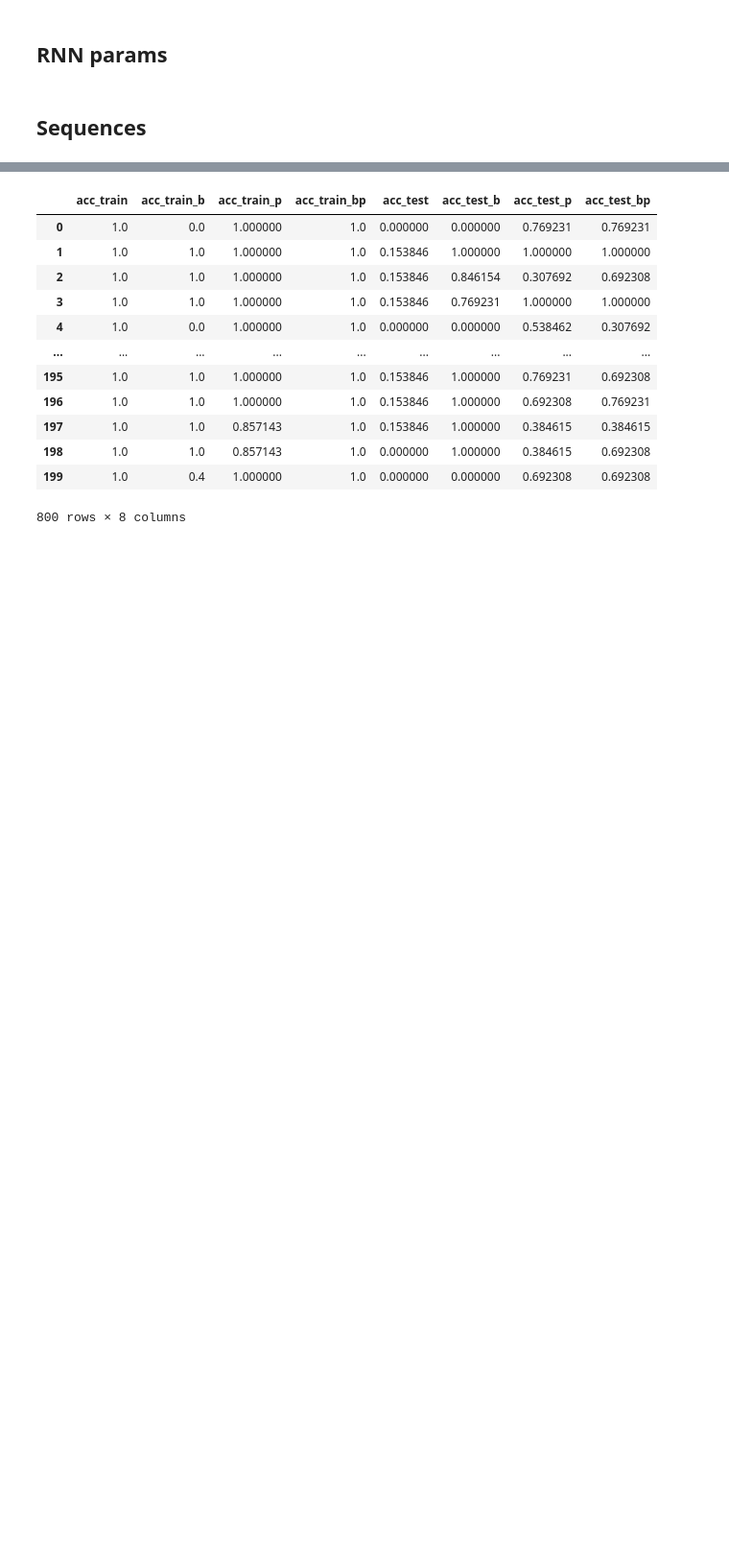
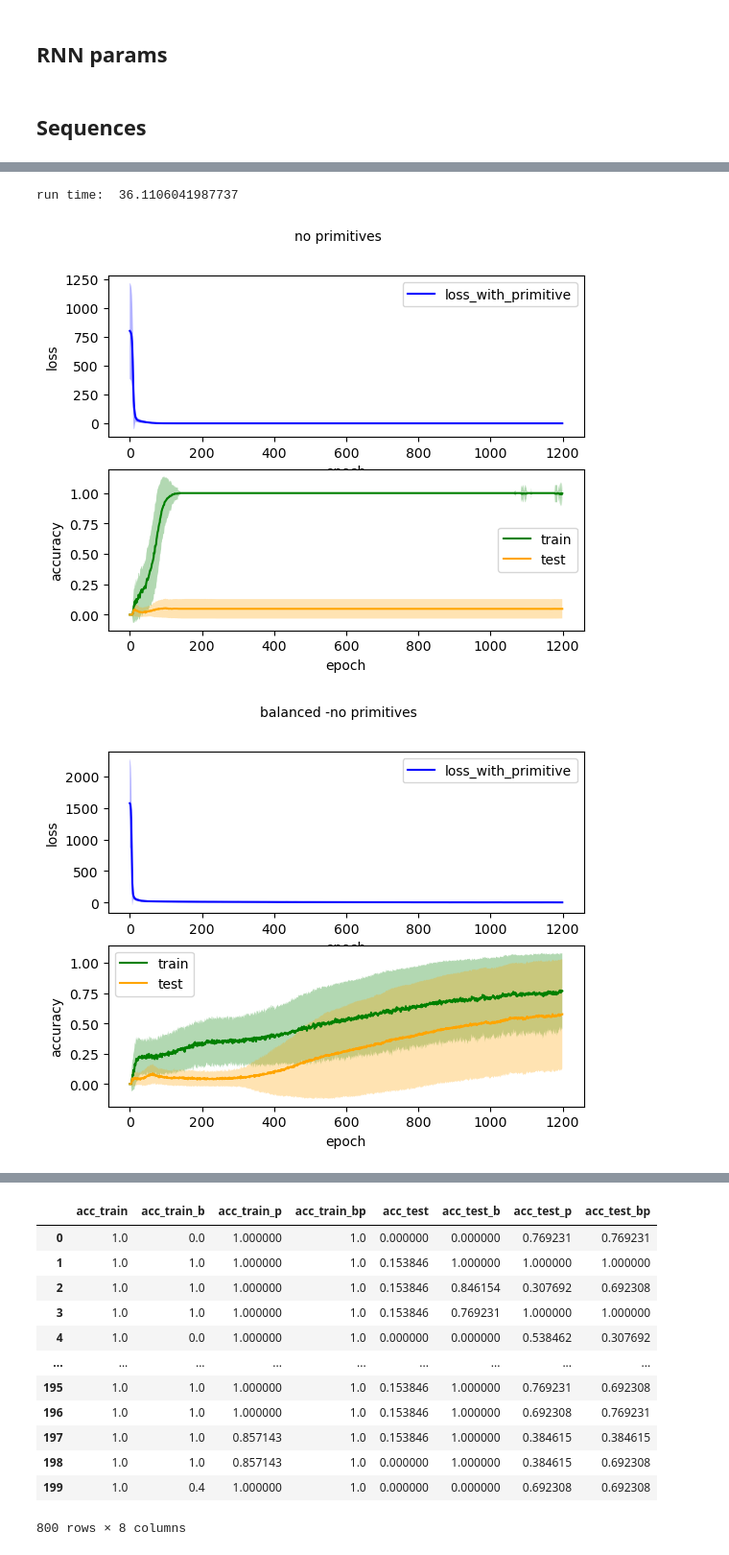
Before and after one commit to aranas/compositional_learning, a Jupyter notebook: _run_RNNs/_Addition_trigrams_3inputs.ipynb, the cells around one changed output, grey strips where cells are left out. Shown at 96% size. Drawn from its saved outputs; the diff is of its cells as text; code cells hidden in the pictures; blank space fills up the shorter version.

```diff
--- a/_run_RNNs/_Addition_trigrams_3inputs.ipynb
+++ b/_run_RNNs/_Addition_trigrams_3inputs.ipynb
@@ -410,0 +410,8 @@ testseqs  [[('+', 'A'), ('+', 'A'), '=', 20], [('+', 'A'), ('+', 'C'), '=', 25],
+# %%
+epochs = 1200
+num_sims = 200
+res_3input_corrected_200 = run_plot(trainseqs, trainseqs_b, trainseqs_p, trainseqs_bp, testseqs, cue_dict)
+# %% [output]
+run time:  36.1106041987737
+[figure, added]
+[figure, added]
```
Also changed, not shown: parts of 8 cells of this notebook, 12 other files.
